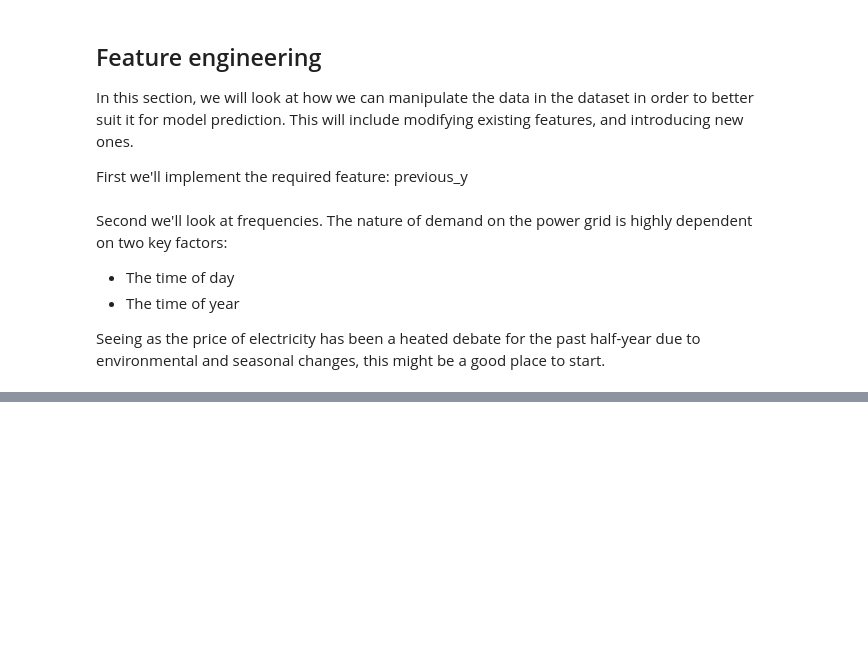
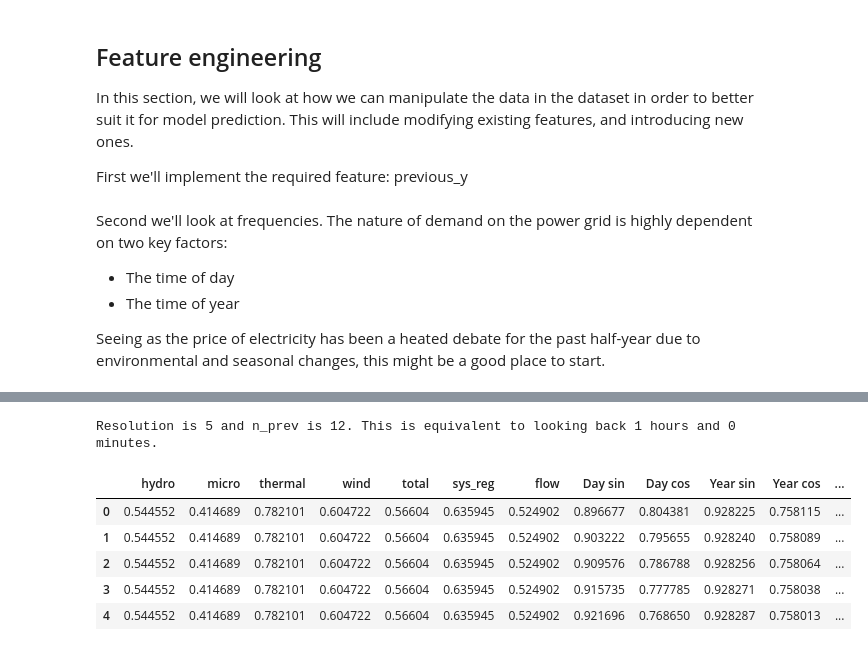
Before and after one commit to Mathipe98/IT3030-Projects, a Jupyter notebook: Project 3/start.ipynb, the cells around one changed output, grey strips where cells are left out. Drawn from its saved outputs; the diff is of its cells as text; code cells hidden in the pictures; blank space fills up the shorter version.

```diff
--- a/Project 3/start.ipynb
+++ b/Project 3/start.ipynb
@@ -117,0 +226,10 @@ df_test['Year cos'] = np.cos(df_test['start_time'] * (2 * np.pi / year))
+# %%
+df_train['time_of_week'] = pd.to_datetime(df_train['start_time']).apply(lambda x: x.weekday())
+# If time_of_week = 5 or 6, set feature 'weekend' to 1. Else set to 0
+df_train['weekend'] = 0
+df_train.loc[(df_train['time_of_week'] == 5) | (df_train['time_of_week'] == 6), 'weekend'] = 1
+
+# Do the same for df_test
+df_test['time_of_week'] = pd.to_datetime(df_test['start_time']).apply(lambda x: x.weekday())
+df_test['weekend'] = 0
+df_test.loc[(df_test['time_of_week'] == 5) | (df_test['time_of_week'] == 6), 'weekend'] = 1
@@ -117,0 +265,20 @@ df_test['Year cos'] = np.cos(df_test['start_time'] * (2 * np.pi / year))
+# %%
+RESOLUTION = 5
+N_PREV = 12
+START_INDEX = 12
+BATCH_SIZE = 32
+TARGET = 'y'
+EPOCHS = 1
+agent = ag.Agent(
+    min_scale=0,
+    max_scale=1,
+    resolution=RESOLUTION,
+    n_prev=N_PREV,
+    start_index=START_INDEX,
+    batch_size=BATCH_SIZE,
+    target=TARGET,
+    verbose=True,
+    filepath='./models/LSTM_model_1',
+)
+# %% [output]
+Resolution is 5 and n_prev is 12. This is equivalent to looking back 1 hours and 0 minutes.
@@ -118,2 +294,11 @@ df_test['Year cos'] = np.cos(df_test['start_time'] * (2 * np.pi / year))
+# %%
+df_test.head()
+# %% [output]
+|  | hydro | micro | thermal | wind | total | sys_reg | flow | Day sin | Day cos | Year sin | Year cos | ... |
+| 0 | 0.544552 | 0.414689 | 0.782101 | 0.604722 | 0.56604 | 0.635945 | 0.524902 | 0.896677 | 0.804381 | 0.928225 | 0.758115 | ... |
+| 1 | 0.544552 | 0.414689 | 0.782101 | 0.604722 | 0.56604 | 0.635945 | 0.524902 | 0.903222 | 0.795655 | 0.928240 | 0.758089 | ... |
+| 2 | 0.544552 | 0.414689 | 0.782101 | 0.604722 | 0.56604 | 0.635945 | 0.524902 | 0.909576 | 0.786788 | 0.928256 | 0.758064 | ... |
+| 3 | 0.544552 | 0.414689 | 0.782101 | 0.604722 | 0.56604 | 0.635945 | 0.524902 | 0.915735 | 0.777785 | 0.928271 | 0.758038 | ... |
+| 4 | 0.544552 | 0.414689 | 0.782101 | 0.604722 | 0.56604 | 0.635945 | 0.524902 | 0.921696 | 0.768650 | 0.928287 | 0.758013 | ... |
 # %%
 df_train.head()
```
Also changed, not shown: parts of 25 cells of this notebook, 8 other files.
